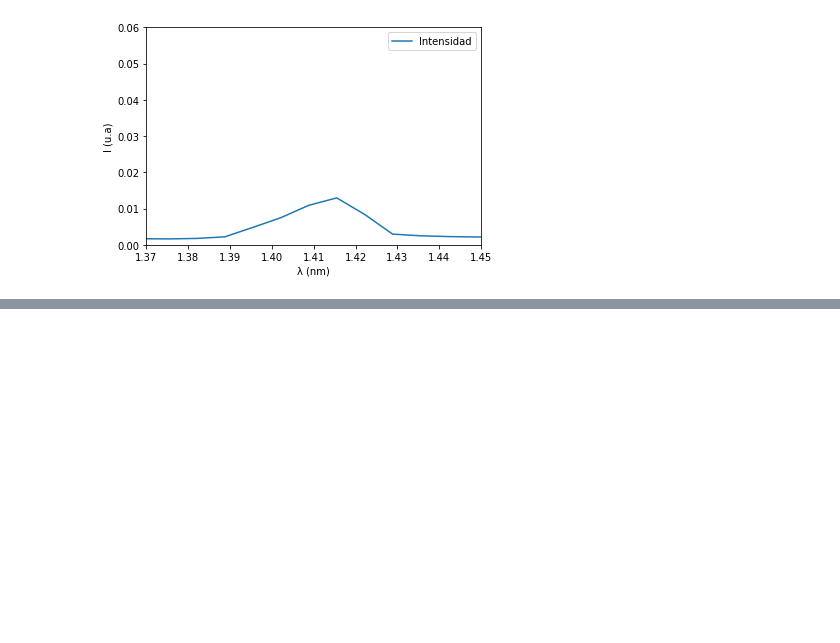
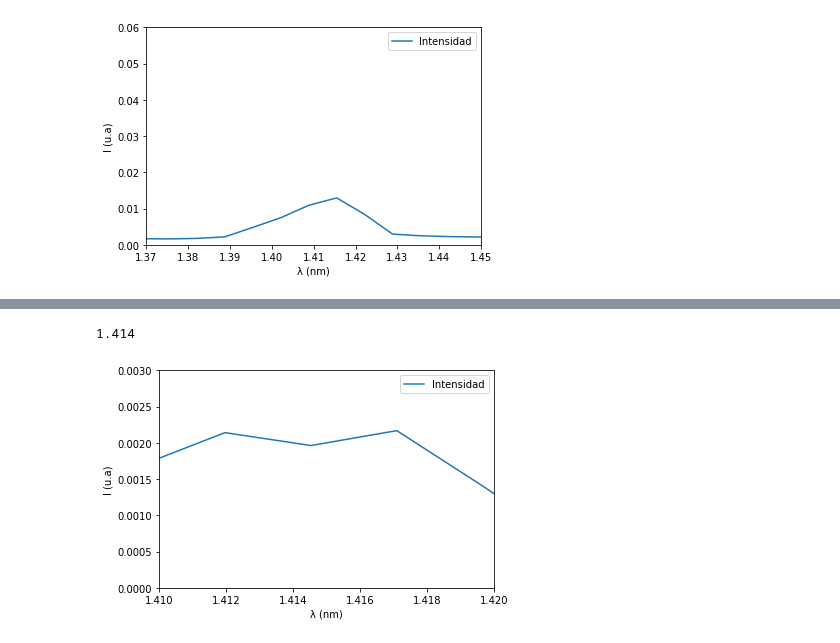
Before and after one commit to diegotg2000/RayosX, a Jupyter notebook: Analisis.ipynb, the cells around one changed output, grey strips where cells are left out. Cells and saved outputs as stored; diff of their text form; code cells hidden in the pictures; blank space fills up the shorter version.

```diff
--- a/Analisis.ipynb
+++ b/Analisis.ipynb
@@ -80,0 +95,13 @@ sigmaBet
+# %%
+#Beta
+plt.figure(figsize=(6,4))
+plt.plot(landa, I, label='Intensidad')
+plt.xlabel('\u03bb (nm)')
+plt.ylabel('I (u.a)')
+plt.axis([1.41,1.42,0,0.003])
+plt.legend()
+Kbet2=1.414
+Kbet2
+# %% [output]
+1.414
+[figure, added]
```
Also changed, not shown: parts of 9 cells of this notebook.
